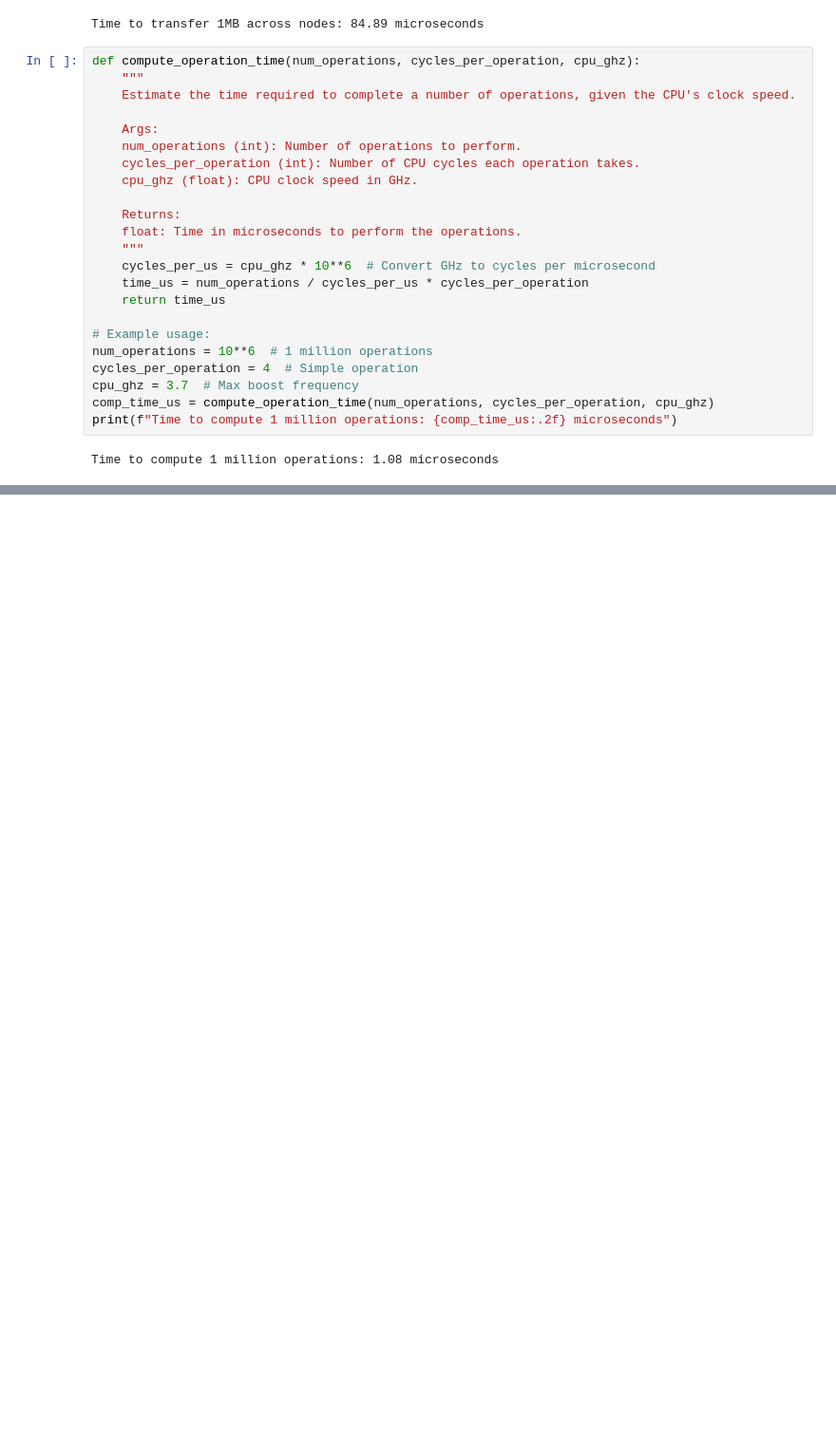
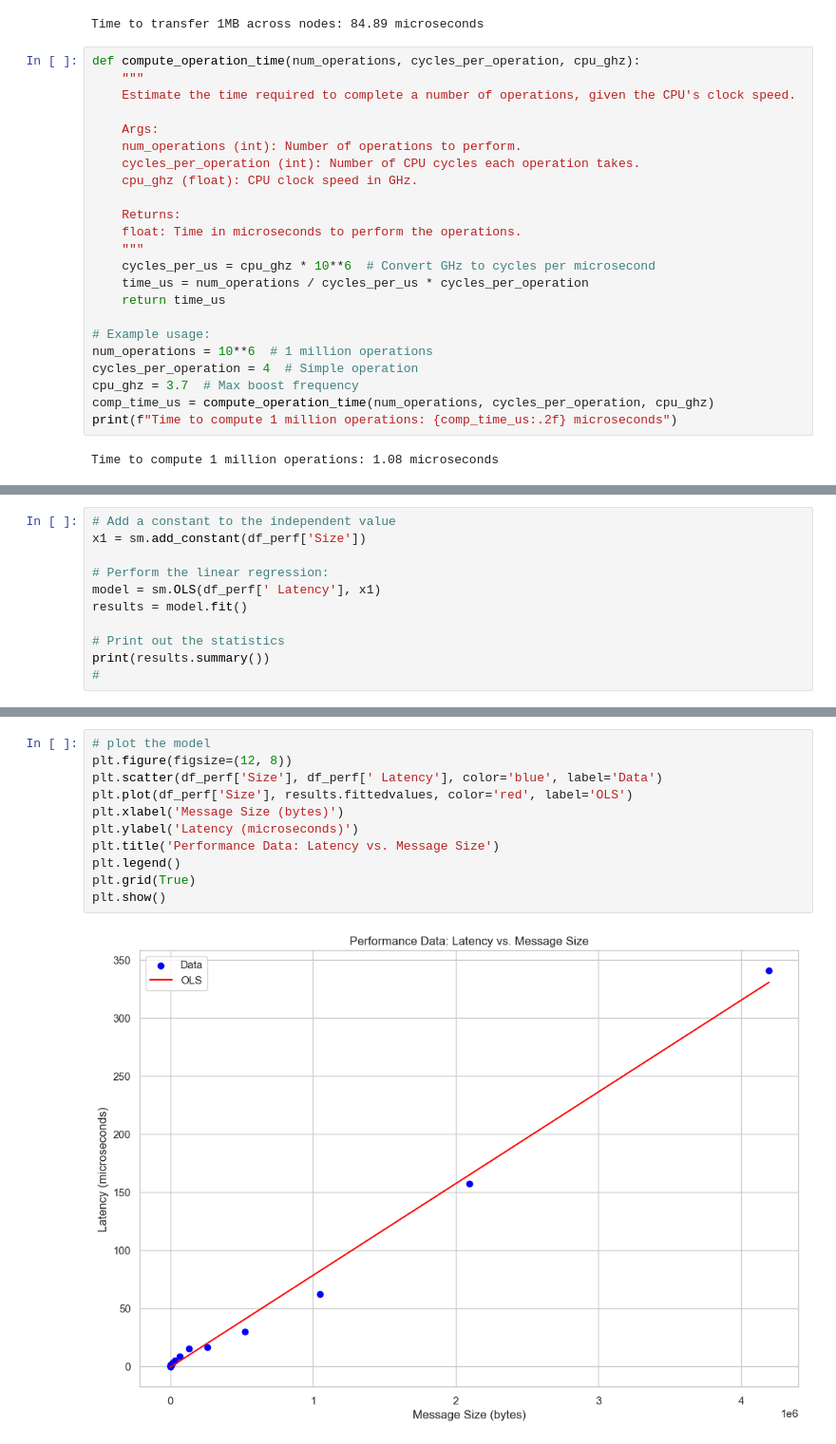
Before and after one commit to abandrea/HPC, a Jupyter notebook: exercise_1/project_1/bcast_thin_results/analysis_thin_bcast.ipynb, the cells around one changed output, grey strips where cells are left out. Shown at 95% size. Drawn from its saved outputs; the diff is of its cells as text; blank space fills up the shorter version.

```diff
--- a/exercise_1/project_1/bcast_thin_results/analysis_thin_bcast.ipynb
+++ b/exercise_1/project_1/bcast_thin_results/analysis_thin_bcast.ipynb
@@ -391,0 +427,11 @@ The LogP model is a classic way to model parallel algorithms. It considers four
+# %%
+# Add a constant to the independent value
+x1 = sm.add_constant(df_perf['Size'])
+
+# Perform the linear regression:
+model = sm.OLS(df_perf[' Latency'], x1)
+results = model.fit()
+
+# Print out the statistics
+print(results.summary())
+#
@@ -391,0 +456,13 @@ The LogP model is a classic way to model parallel algorithms. It considers four
+# %%
+# plot the model
+plt.figure(figsize=(12, 8))
+plt.scatter(df_perf['Size'], df_perf[' Latency'], color='blue', label='Data')
+plt.plot(df_perf['Size'], results.fittedvalues, color='red', label='OLS')
+plt.xlabel('Message Size (bytes)')
+plt.ylabel('Latency (microseconds)')
+plt.title('Performance Data: Latency vs. Message Size')
+plt.legend()
+plt.grid(True)
+plt.show()
+# %% [output]
+[figure, added]
```
Also changed, not shown: parts of 10 cells of this notebook, 6 other files.
